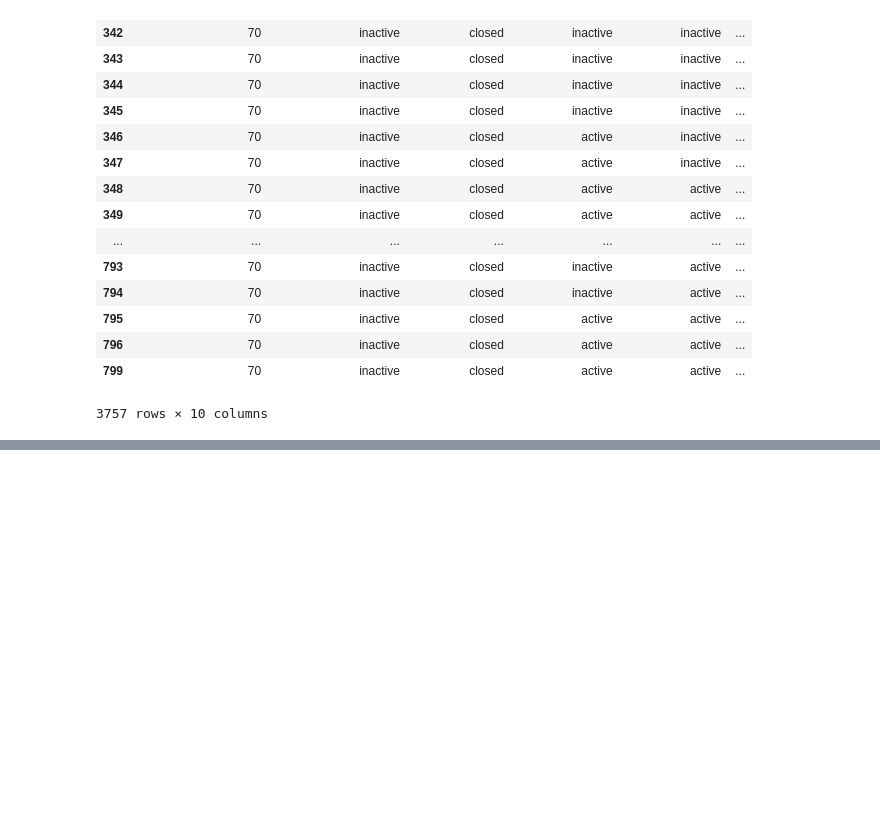
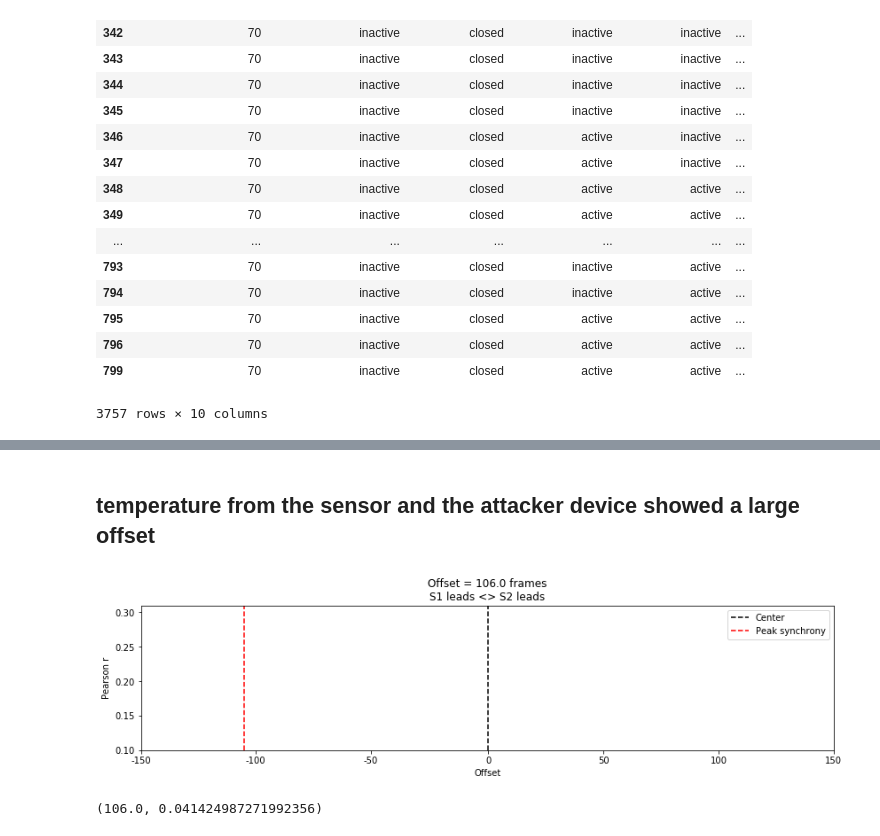
Before and after one commit to ericssy/smart-home-security, a Jupyter notebook: sensor_fusion/transform_features.ipynb, the cells around one changed output, grey strips where cells are left out. Cells and saved outputs as stored; diff of their text form; code cells hidden in the pictures; blank space fills up the shorter version.

```diff
--- a/sensor_fusion/transform_features.ipynb
+++ b/sensor_fusion/transform_features.ipynb
@@ -364,5 +367,3 @@ def transform_data():
             df.at[index, name] = value
             previous_dict[name] = value
             df.at[index, "time"] = time
-# %%
-for i in
@@ -368,0 +376,5 @@ for i in
+# %%
+simulated_temp = []
+for i in range(df.shape[0]):
+    temp = int((truncnorm((65 - 75) / 2, (80 - 75) / 2, loc=75, scale=2).rvs()))
+    simulated_temp.append(temp)
@@ -368,0 +499,7 @@ for i in
+# %% [markdown]
+## temperature from the sensor and the attacker device showed a large offset
+# %%
+plot_offset_graph(pd.Series(simulated_temp), df['temperature_sensorA'].astype(int))
+# %% [output]
+[figure, added]
+(106.0, 0.041424987271992356)
```
Also changed, not shown: parts of 25 cells of this notebook, 4 other files.
